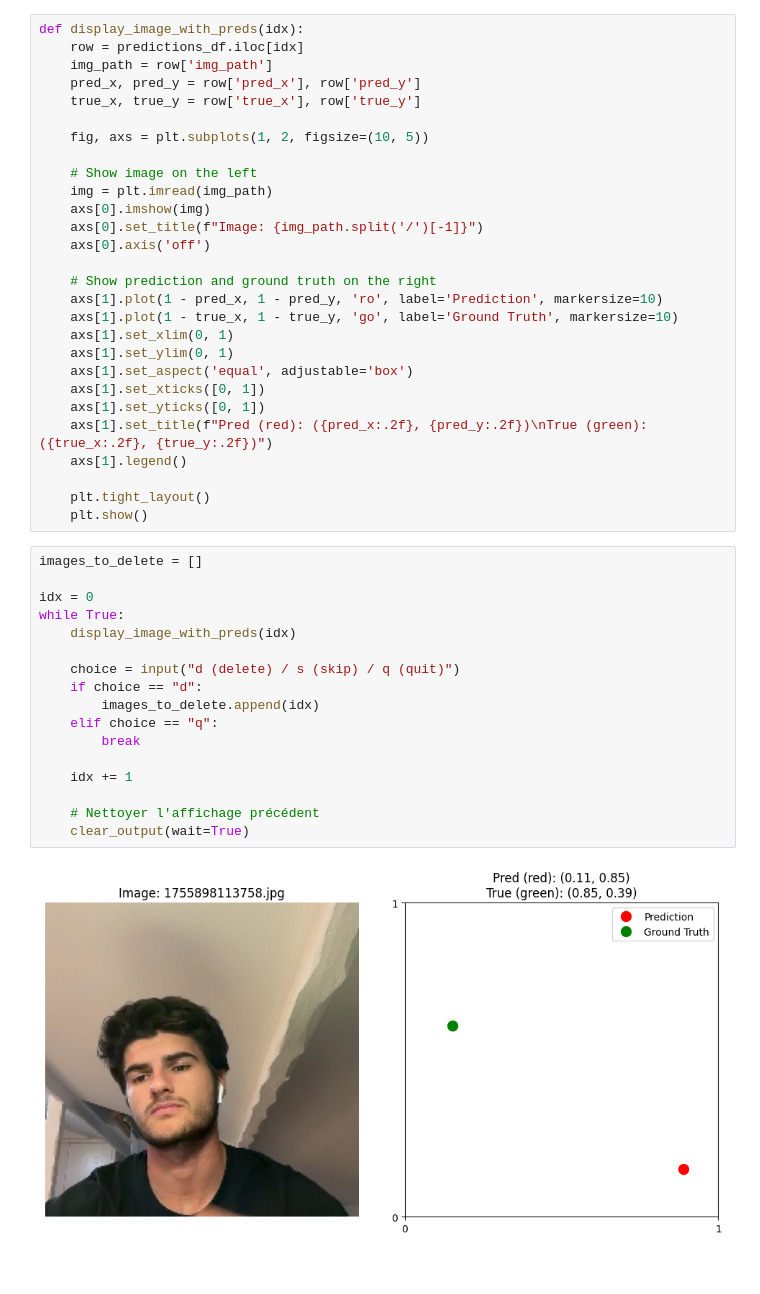
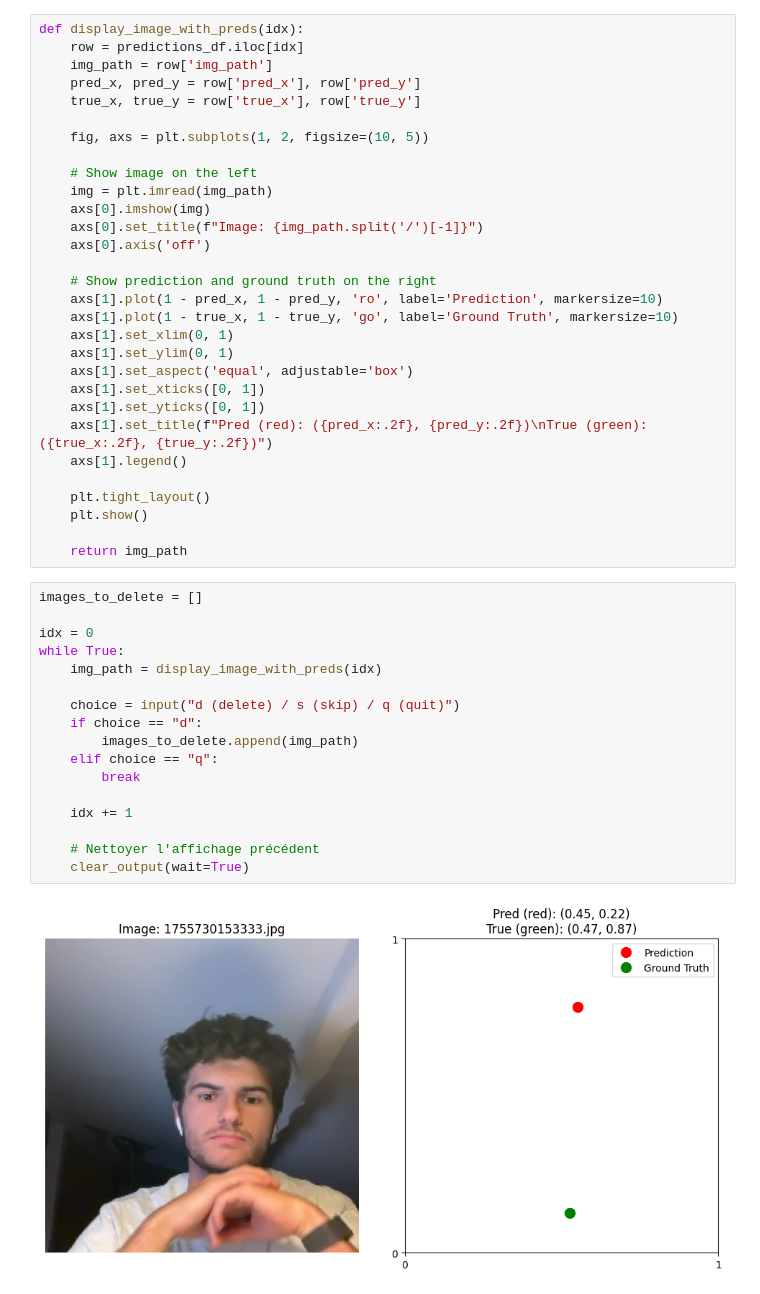
Before and after one commit to eliottvalette/Eye-Tracker, a Jupyter notebook: dataset_fix.ipynb, the cells around one changed output. Cells and saved outputs as stored; diff of their text form.

```diff
--- a/dataset_fix.ipynb
+++ b/dataset_fix.ipynb
@@ -48,25 +48,27 @@ def display_image_with_preds(idx):
 
     plt.tight_layout()
     plt.show()
+
+    return img_path
 # %%
 images_to_delete = []
 
 idx = 0
 while True:
-    display_image_with_preds(idx)
+    img_path = display_image_with_preds(idx)
 
     choice = input("d (delete) / s (skip) / q (quit)")
     if choice == "d":
-        images_to_delete.append(idx)
+        images_to_delete.append(img_path)
     elif choice == "q":
         break
 
     idx += 1
 
     # Nettoyer l'affichage précédent
     clear_output(wait=True)
 # %% [output]
-[figure, old version]
+[figure, new version]
 # %%
 print('images_to_delete', images_to_delete)
 # %% [output]
```
Also changed, not shown: parts of 4 cells of this notebook, 8 other files.
